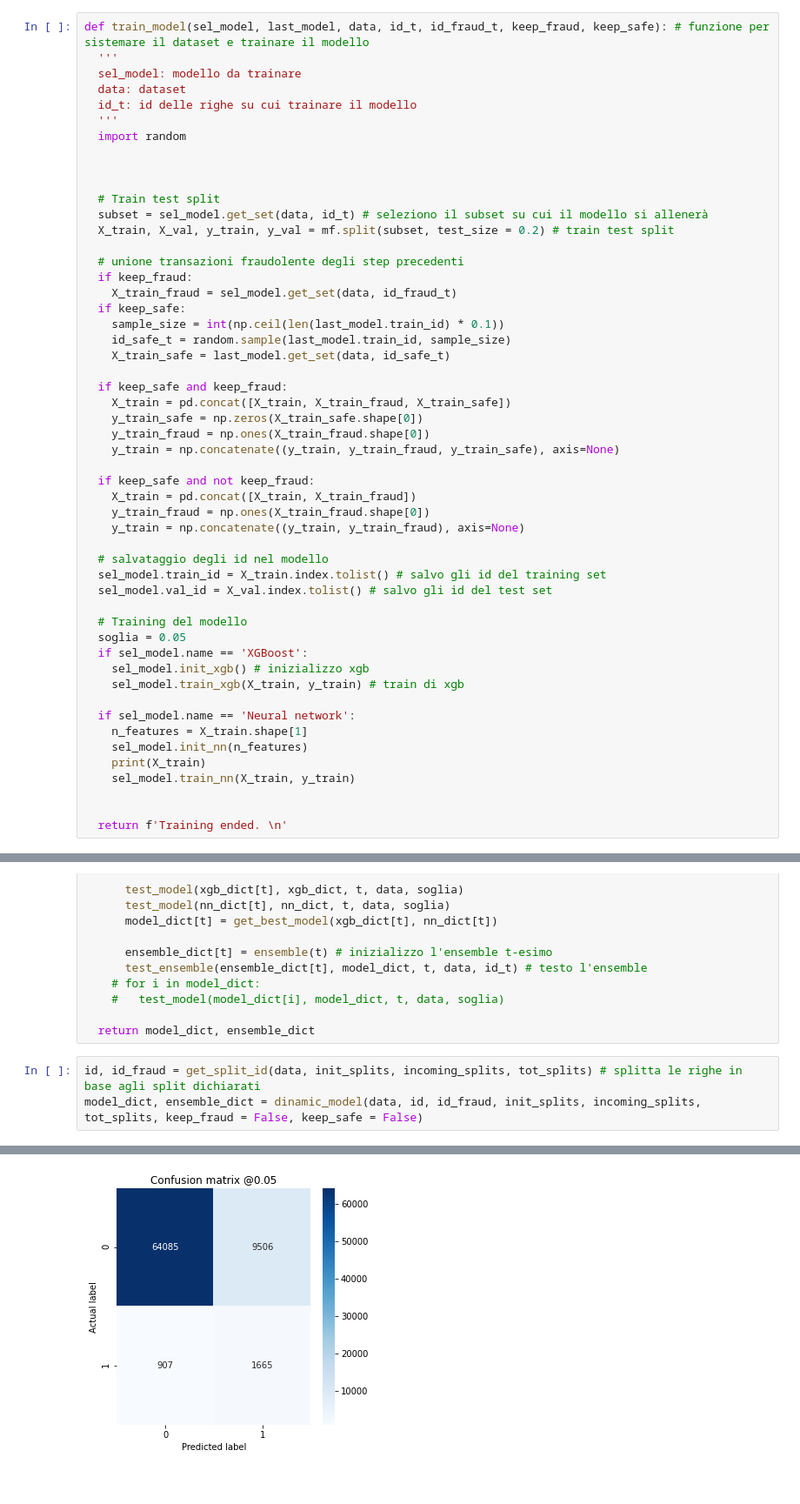
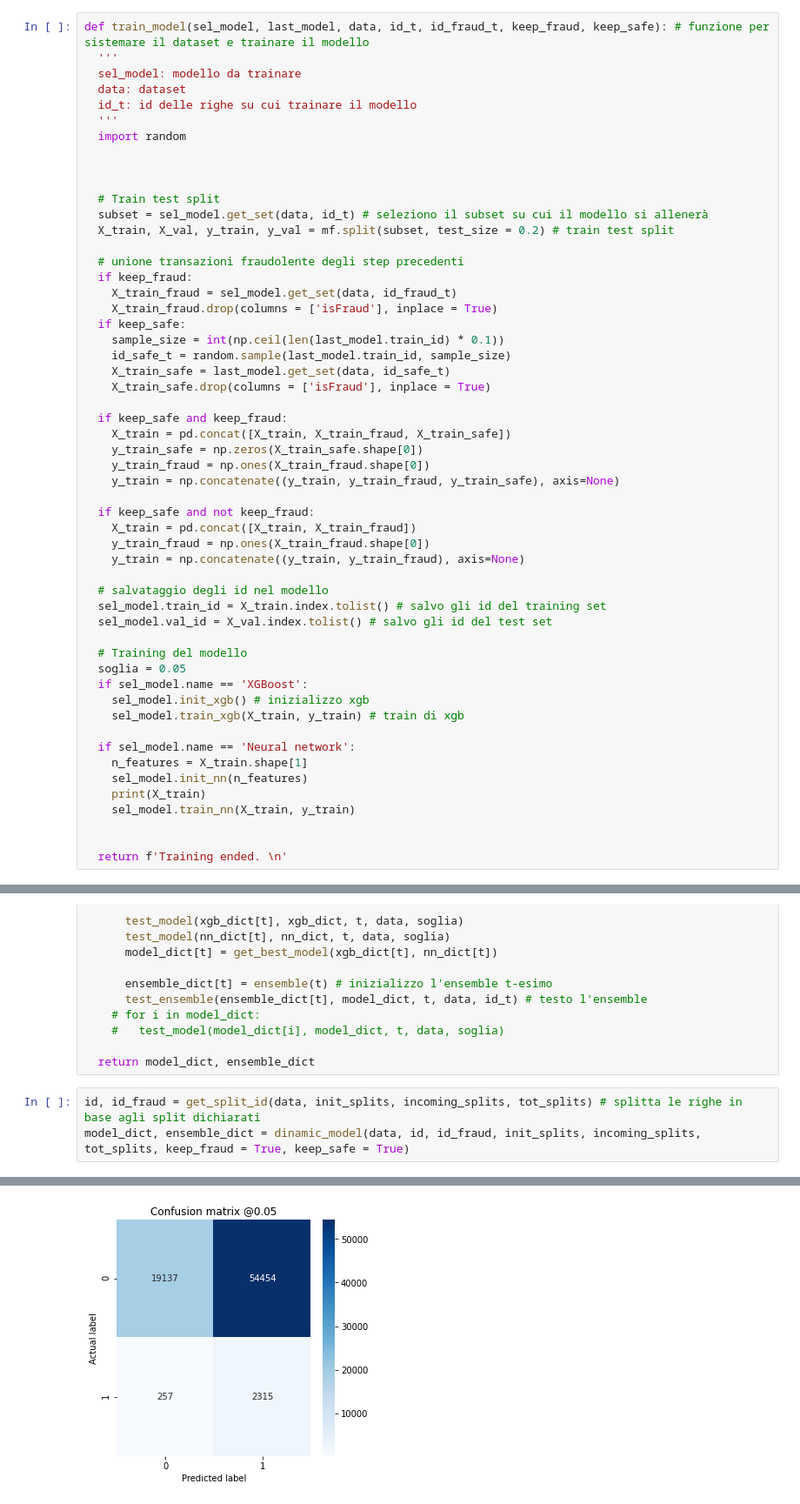
Before and after one commit to alessandrotofani/Tesi_magistrale, a Jupyter notebook: 5_Dinamic_model.ipynb, the cells around one changed output, grey strips where cells are left out. Shown at 87% size. Drawn from its saved outputs; the diff is of its cells as text.

```diff
--- a/5_Dinamic_model.ipynb
+++ b/5_Dinamic_model.ipynb
@@ -262,10 +262,12 @@ def train_model(sel_model, last_model, data, id_t, id_fraud_t, keep_fraud, keep_
   # unione transazioni fraudolente degli step precedenti
   if keep_fraud:
     X_train_fraud = sel_model.get_set(data, id_fraud_t)
+    X_train_fraud.drop(columns = ['isFraud'], inplace = True)
   if keep_safe:
     sample_size = int(np.ceil(len(last_model.train_id) * 0.1))
     id_safe_t = random.sample(last_model.train_id, sample_size)
     X_train_safe = last_model.get_set(data, id_safe_t)
+    X_train_safe.drop(columns = ['isFraud'], inplace = True)
 
   if keep_safe and keep_fraud:
     X_train = pd.concat([X_train, X_train_fraud, X_train_safe])
@@ -386,7 +388,7 @@ def dinamic_model(data, id, id_fraud, init_splits, incoming_splits, tot_splits,
   return model_dict, ensemble_dict
 # %%
 id, id_fraud = get_split_id(data, init_splits, incoming_splits, tot_splits) # splitta le righe in base agli split dichiarati
-model_dict, ensemble_dict = dinamic_model(data, id, id_fraud, init_splits, incoming_splits, tot_splits, keep_fraud = False, keep_safe = False)
+model_dict, ensemble_dict = dinamic_model(data, id, id_fraud, init_splits, incoming_splits, tot_splits, keep_fraud = True, keep_safe = True)
 # %% [output]
 Time  0
         TransactionDT  TransactionAmt  ...  screen_h_990  screen_h_992
@@ -436 +449 @@ Confusion matrix of model XGBoost of time 1
-[figure, old version]
+[figure, new version]
```
Also changed, not shown: parts of 2 cells of this notebook.
